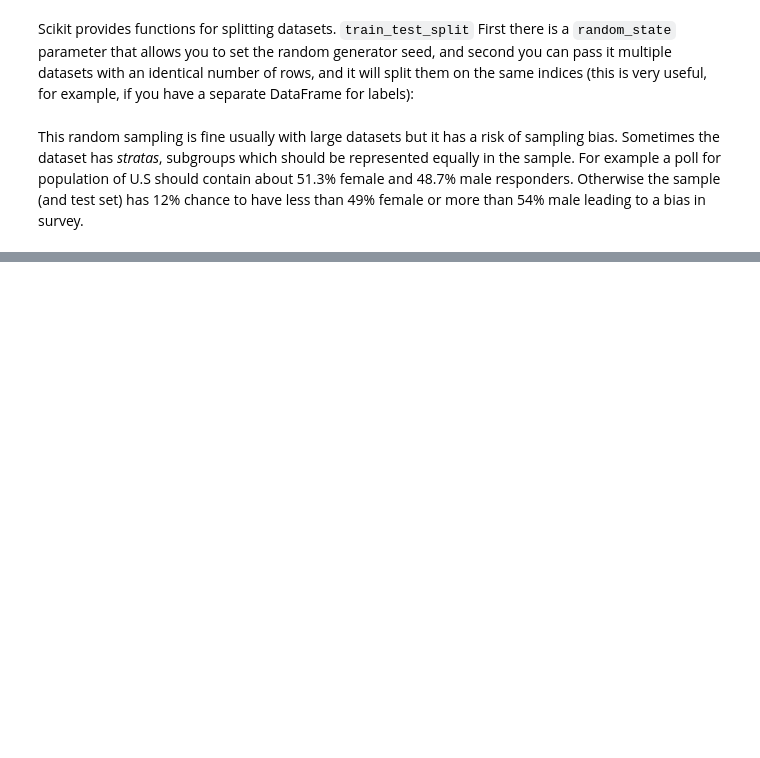
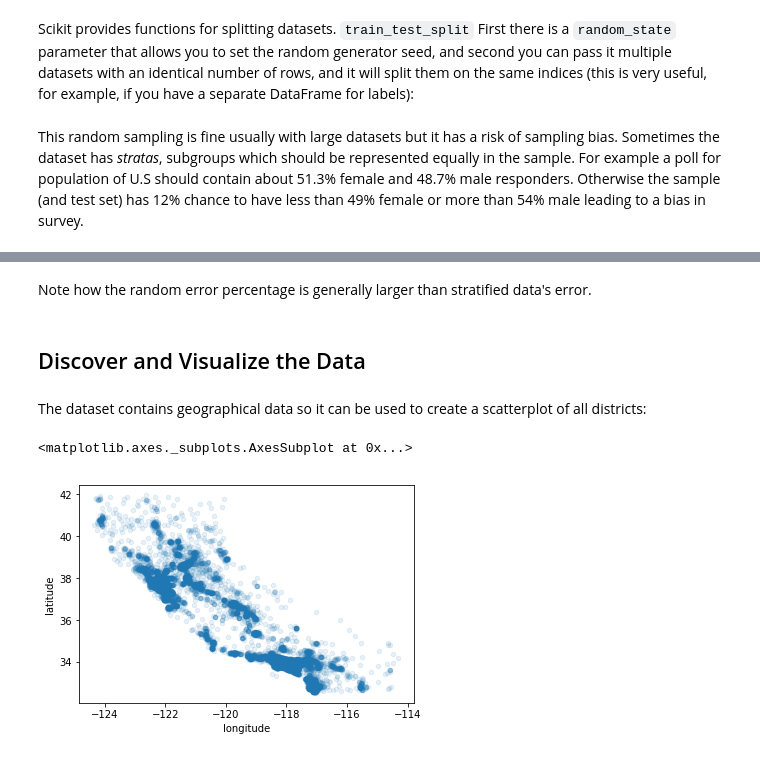
Before and after one commit to Tumetsu/hands-on-machine-learning-exercises, a Jupyter notebook: Housing.ipynb, the cells around one changed output, grey strips where cells are left out. Saved outputs shown, nothing was run; the diff lists cells and outputs as text; code cells hidden in the pictures; blank space fills up the shorter version.

```diff
--- a/Housing.ipynb
+++ b/Housing.ipynb
@@ -130,0 +135,7 @@ housing["median_income"].hist()
+# %%
+from sklearn.model_selection import StratifiedShuffleSplit
+
+split = StratifiedShuffleSplit(n_splits=1, test_size=0.2, random_state=42)
+for train_index, test_index in split.split(housing, housing['income_cat']):
+    strat_train_set = housing.loc[train_index]
+    strat_test_set = housing.loc[test_index]
@@ -130,0 +166,2 @@ housing["median_income"].hist()
+# %% [markdown]
+Note how the random error percentage is generally larger than stratified data's error.
@@ -130,0 +172,11 @@ housing["median_income"].hist()
+# %% [markdown]
+## Discover and Visualize the Data
+# %%
+housing = strat_train_set.copy() # Copy the train set for exploration. We do not want to see the test set's contents!
+# %% [markdown]
+The dataset contains geographical data so it can be used to create a scatterplot of all districts:
+# %%
+housing.plot(kind='scatter', x='longitude', y='latitude', alpha=0.1)
+# %% [output]
+<matplotlib.axes._subplots.AxesSubplot at 0x...>
+[figure, added]
```
Also changed, not shown: parts of 18 cells of this notebook.
